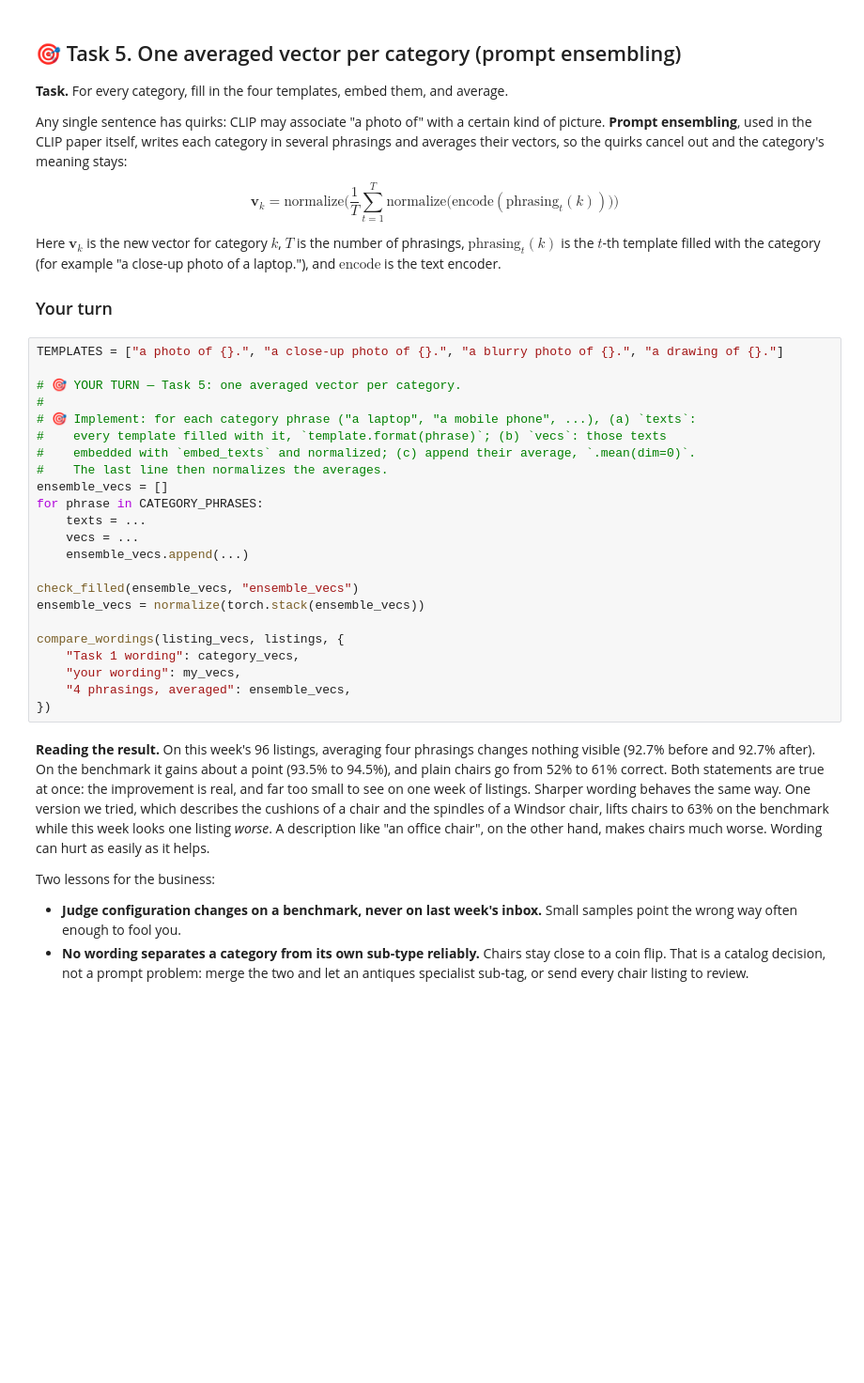
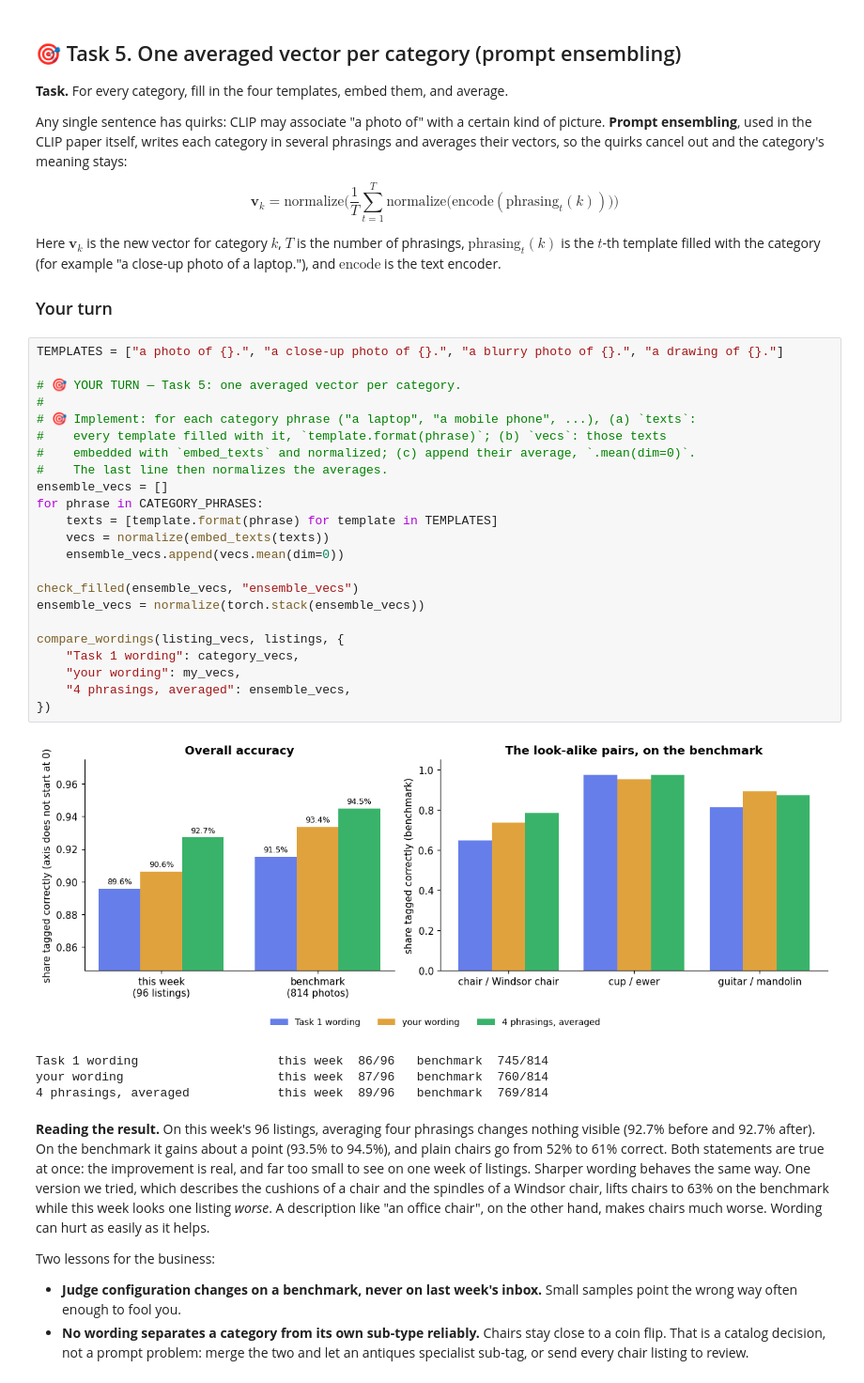
Before and after one commit to haduyenhoa/ETH-CAS-Week3, a Jupyter notebook: clip/cx_clip_w3.ipynb, the cells around one changed output. Shown at 94% size. Drawn from its saved outputs; the diff is of its cells as text; blank space fills up the shorter version.

```diff
--- a/clip/cx_clip_w3.ipynb
+++ b/clip/cx_clip_w3.ipynb
@@ -1515,26 +1565,31 @@ $\text{phrasing}_t(k)$ is the $t$-th template filled with the category (for exam
 # %%
 TEMPLATES = ["a photo of {}.", "a close-up photo of {}.", "a blurry photo of {}.", "a drawing of {}."]
 
 # 🎯 YOUR TURN — Task 5: one averaged vector per category.
 #
 # 🎯 Implement: for each category phrase ("a laptop", "a mobile phone", ...), (a) `texts`:
 #    every template filled with it, `template.format(phrase)`; (b) `vecs`: those texts
 #    embedded with `embed_texts` and normalized; (c) append their average, `.mean(dim=0)`.
 #    The last line then normalizes the averages.
 ensemble_vecs = []
 for phrase in CATEGORY_PHRASES:
-    texts = ...
-    vecs = ...
-    ensemble_vecs.append(...)
+    texts = [template.format(phrase) for template in TEMPLATES]
+    vecs = normalize(embed_texts(texts))
+    ensemble_vecs.append(vecs.mean(dim=0))
 
 check_filled(ensemble_vecs, "ensemble_vecs")
 ensemble_vecs = normalize(torch.stack(ensemble_vecs))
 
 compare_wordings(listing_vecs, listings, {
     "Task 1 wording": category_vecs,
     "your wording": my_vecs,
     "4 phrasings, averaged": ensemble_vecs,
 })
+# %% [output]
+[figure, added]
+Task 1 wording                   this week  86/96   benchmark  745/814
+your wording                     this week  87/96   benchmark  760/814
+4 phrasings, averaged            this week  89/96   benchmark  769/814
 # %% [markdown]
 **Reading the result.** On this week's 96 listings, averaging four phrasings changes
 nothing visible (92.7% before and 92.7% after). On the benchmark it
```
Also changed, not shown: parts of 6 cells of this notebook.
